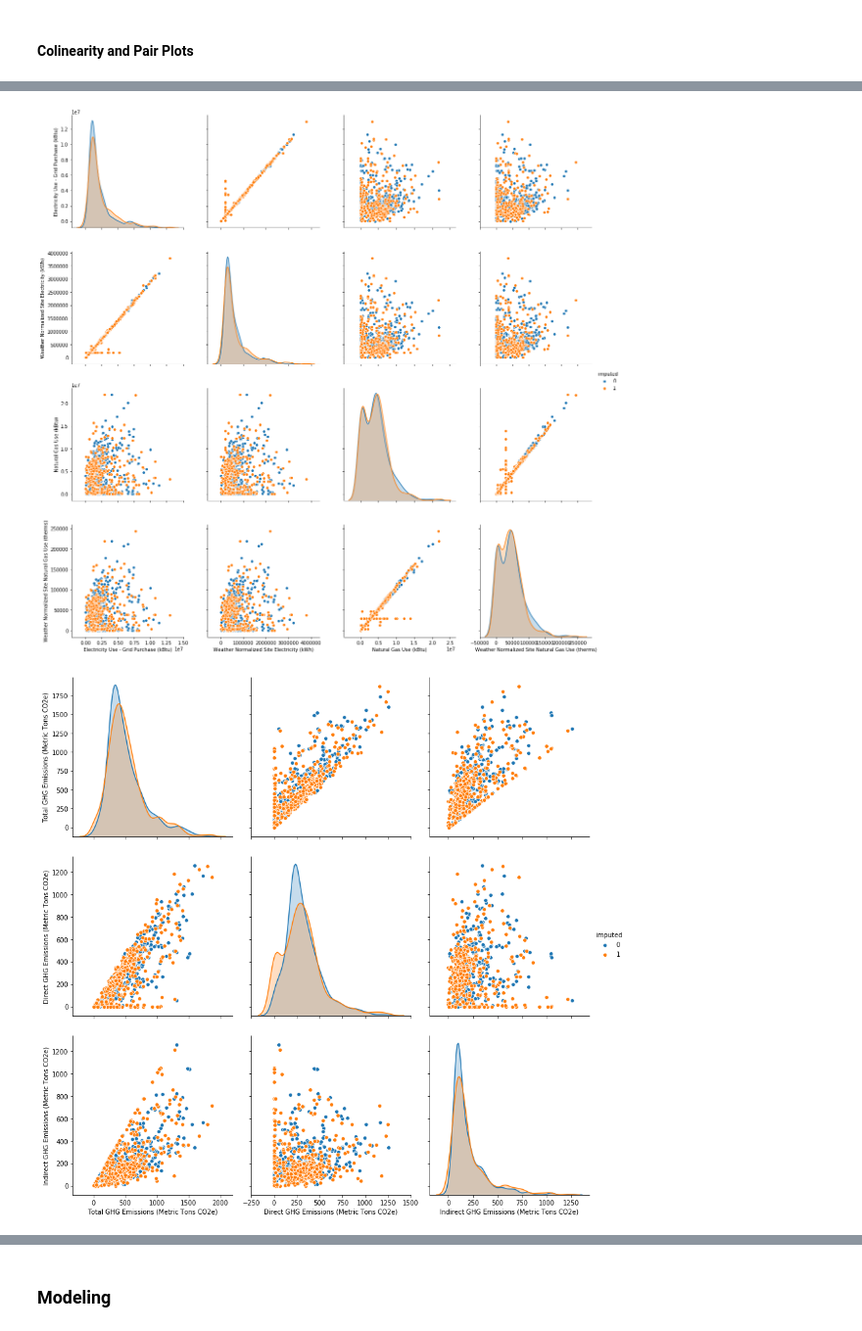
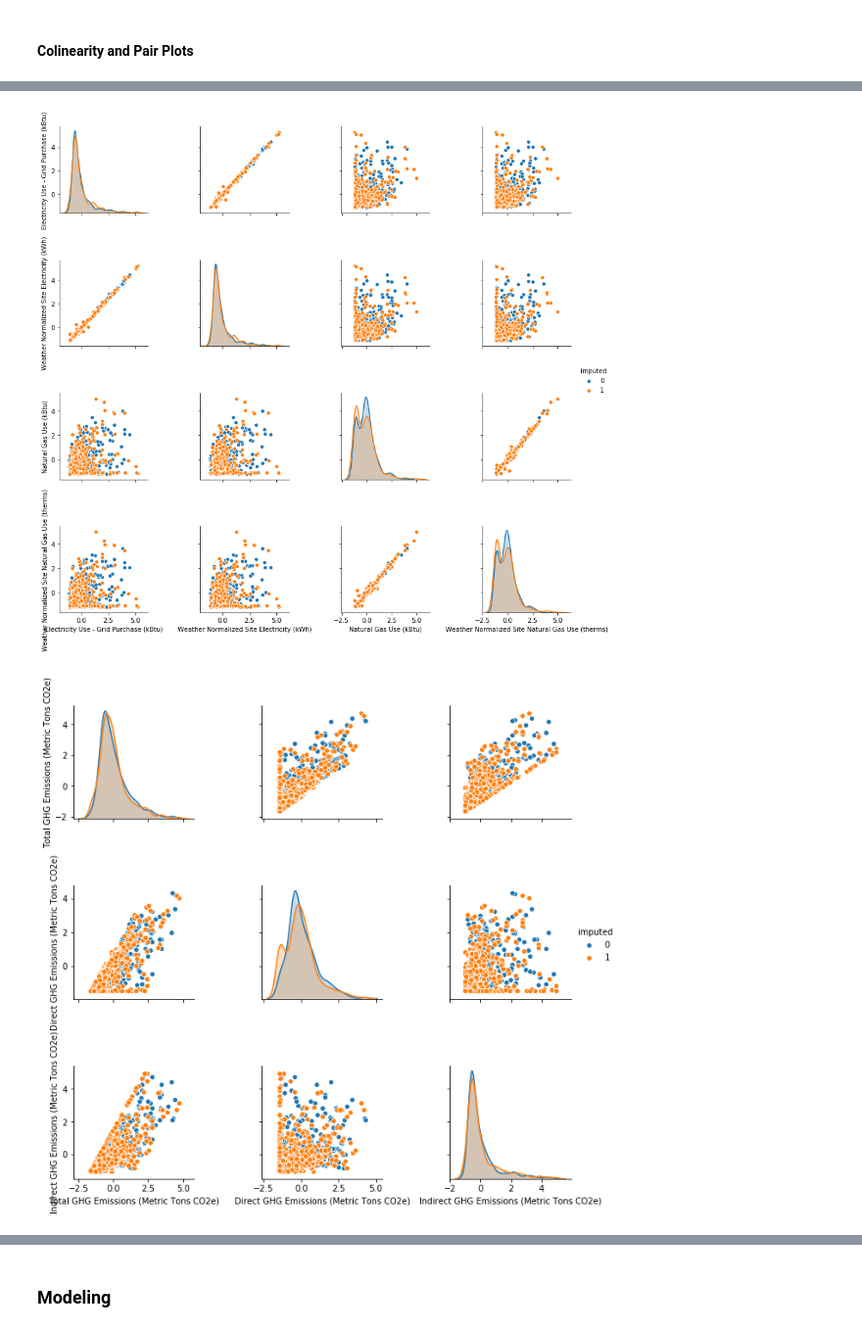
Before and after one commit to mikearango/introML-AnalyticsU, a Jupyter notebook: notebooks/sandbox.ipynb, the cells around one changed output, grey strips where cells are left out. Shown at 98% size. Saved outputs shown, nothing was run; the diff lists cells and outputs as text; code cells hidden in the pictures.

Commit message:
update : developing a more thorough example for norm etc

```diff
--- a/notebooks/sandbox.ipynb
+++ b/notebooks/sandbox.ipynb
@@ -428,0 +435,27 @@ Colinear features (PCA)
+# %%
+def pre_processing_normalize(df):
+    for col_name in df.select_dtypes(include=['number']):
+        col = df.loc[:, col_name]
+        mean = col.mean()
+        std = col.std()
+        if std == 0:
+            df[col_name] = col.apply(lambda c: (c-mean))
+        else:
+            df[col_name] = col.apply(lambda c: (c-mean)/std)
+    return df
+# %%
+print()
+print('Histograms - before normalization')
+print('---------------------------------')
+hist = df_train.hist(figsize=(30, 30))
+plt.show()
+
+# Normalize
+df_train_before_norm = df_train.copy() # Need to make a deep copy
+df_train = pre_processing_normalize(df_train)
+
+print()
+print('Histograms - after normalization')
+print('--------------------------------')
+hist = df_train.hist(figsize=(30, 30))
+plt.show()
@@ -550,10 +591,8 @@ print('---------------------------------------------------')
 pprint_percent(calc_percent_nan_col(df_train))
 
 # Impute using median (for numeric columns) and mode (for all others)
-# df_train_backup = df_train
-# df_train = df_train_backup
-df_train = pre_process_knn_impute(df_train, n_neighbors=2, weights='uniform', n_bins=30, remove=True, flag=True)
-#df_train = pre_process_mean_median_impute(df_train, remove=True, flag=True)
+df_train_before_impute = df_train.copy()
+df_train = pre_process_knn_impute(df_train, n_neighbors=7, weights='distance', n_bins=30, remove=True, flag=True)
 
 # Percent missing values after imputation
 print()
@@ -613,17 +712,17 @@ g = sns.pairplot(df_train.sample(1000),
                  vars=['Electricity Use - Grid Purchase (kBtu)',
                        'Weather Normalized Site Electricity (kWh)',
                        'Natural Gas Use (kBtu)',
-                       'Weather Normalized Site Natural Gas Use (therms)'], height=4, hue='imputed')
+                       'Weather Normalized Site Natural Gas Use (therms)'], height=3, hue='imputed')
 # %% [output]
-[figure, old version]
+[figure, new version]
 # %%
 # Greenhouse-gas related features
 g = sns.pairplot(df_train.sample(1000),
                  vars=['Total GHG Emissions (Metric Tons CO2e)',
                        'Direct GHG Emissions (Metric Tons CO2e)',
-                       'Indirect GHG Emissions (Metric Tons CO2e)'], height=4, hue='imputed')
+                       'Indirect GHG Emissions (Metric Tons CO2e)'], height=3, hue='imputed')
 # %% [output]
-[figure, old version]
+[figure, new version]
 # %% [markdown]
 <a id='analyze-modeling'></a>
 # %% [markdown]
```
Also changed, not shown: parts of 13 cells of this notebook.
